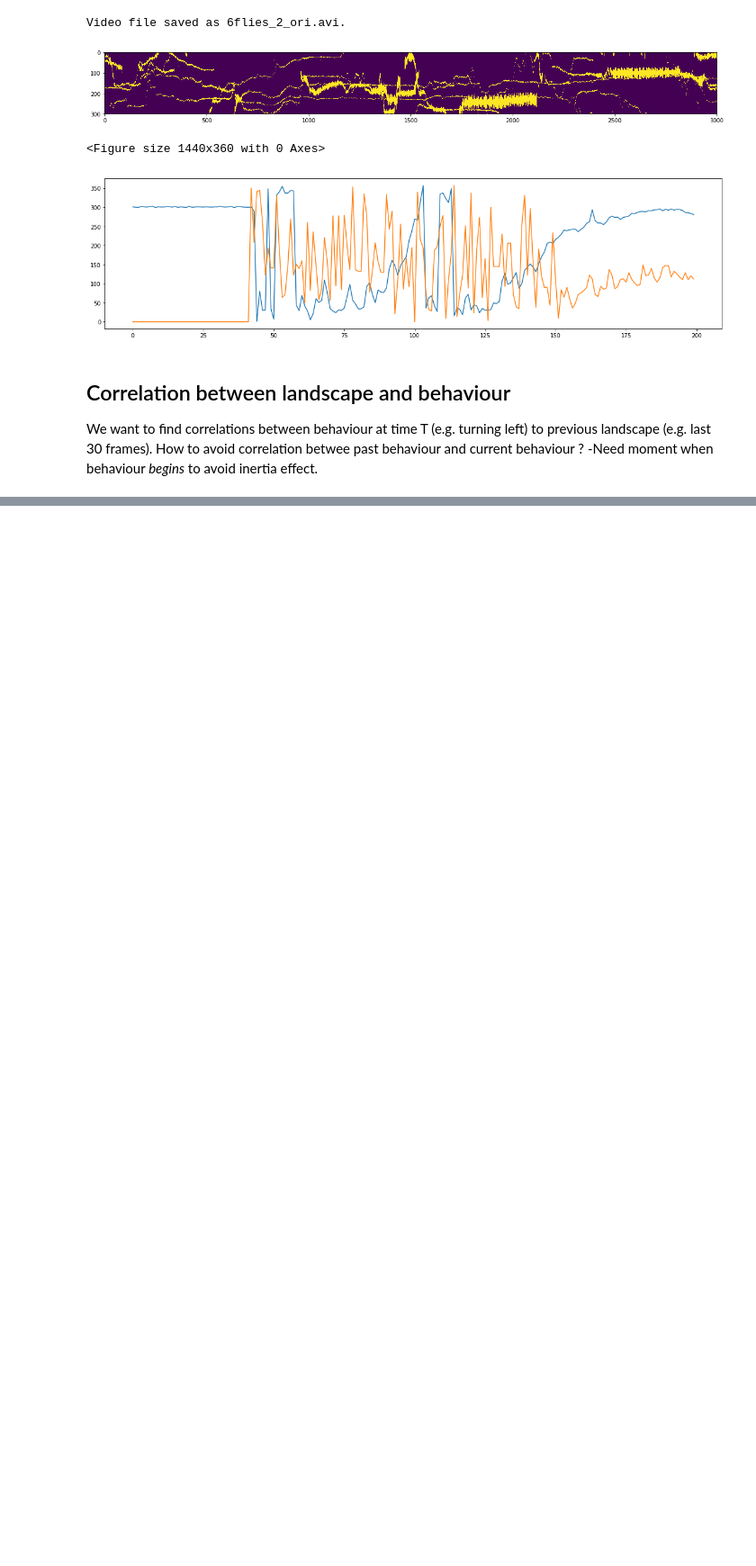
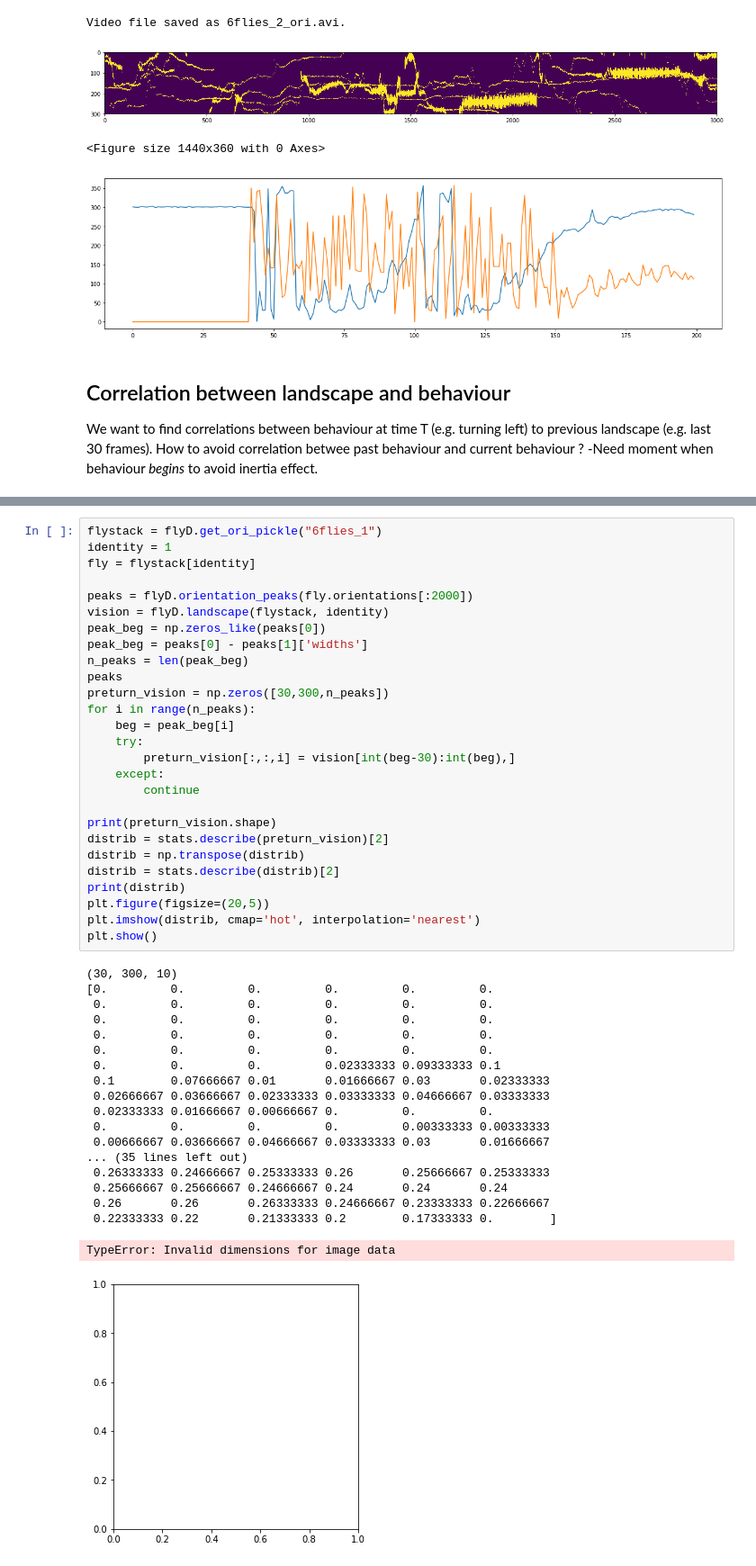
Before and after one commit to StrepsipZerg/flyDtracker, a Jupyter notebook: testing.ipynb, the cells around one changed output, grey strips where cells are left out. Shown: that part at 90% size. Drawn from its saved outputs; the diff is of its cells as text; blank space fills up the shorter version.

```diff
--- a/testing.ipynb
+++ b/testing.ipynb
@@ -332,0 +334,47 @@ writer.close()
+# %%
+flystack = flyD.get_ori_pickle("6flies_1")
+identity = 1
+fly = flystack[identity]
+
+peaks = flyD.orientation_peaks(fly.orientations[:2000])
+vision = flyD.landscape(flystack, identity)
+peak_beg = np.zeros_like(peaks[0])
+peak_beg = peaks[0] - peaks[1]['widths']
+n_peaks = len(peak_beg)
+peaks
+preturn_vision = np.zeros([30,300,n_peaks])
+for i in range(n_peaks):
+    beg = peak_beg[i]
+    try:
+        preturn_vision[:,:,i] = vision[int(beg-30):int(beg),]
+    except:
+        continue
+
+print(preturn_vision.shape)
+distrib = stats.describe(preturn_vision)[2]
+distrib = np.transpose(distrib)
+distrib = stats.describe(distrib)[2]
+print(distrib)
+plt.figure(figsize=(20,5))
+plt.imshow(distrib, cmap='hot', interpolation='nearest')
+plt.show()
+# %% [output]
+(30, 300, 10)
+[0.         0.         0.         0.         0.         0.
+ 0.         0.         0.         0.         0.         0.
+ 0.         0.         0.         0.         0.         0.
+ 0.         0.         0.         0.         0.         0.
+ 0.         0.         0.         0.         0.         0.
+ 0.         0.         0.         0.02333333 0.09333333 0.1
+ 0.1        0.07666667 0.01       0.01666667 0.03       0.02333333
+ 0.02666667 0.03666667 0.02333333 0.03333333 0.04666667 0.03333333
+ 0.02333333 0.01666667 0.00666667 0.         0.         0.
+ 0.         0.         0.         0.         0.00333333 0.00333333
+ 0.00666667 0.03666667 0.04666667 0.03333333 0.03       0.01666667
+... (35 lines left out)
+ 0.26333333 0.24666667 0.25333333 0.26       0.25666667 0.25333333
+ 0.25666667 0.25666667 0.24666667 0.24       0.24       0.24
+ 0.26       0.26       0.26333333 0.24666667 0.23333333 0.22666667
+ 0.22333333 0.22       0.21333333 0.2        0.17333333 0.        ]
+TypeError: Invalid dimensions for image data
+[figure, added]
```
Also changed, not shown: parts of 8 cells of this notebook, 5 other files.
